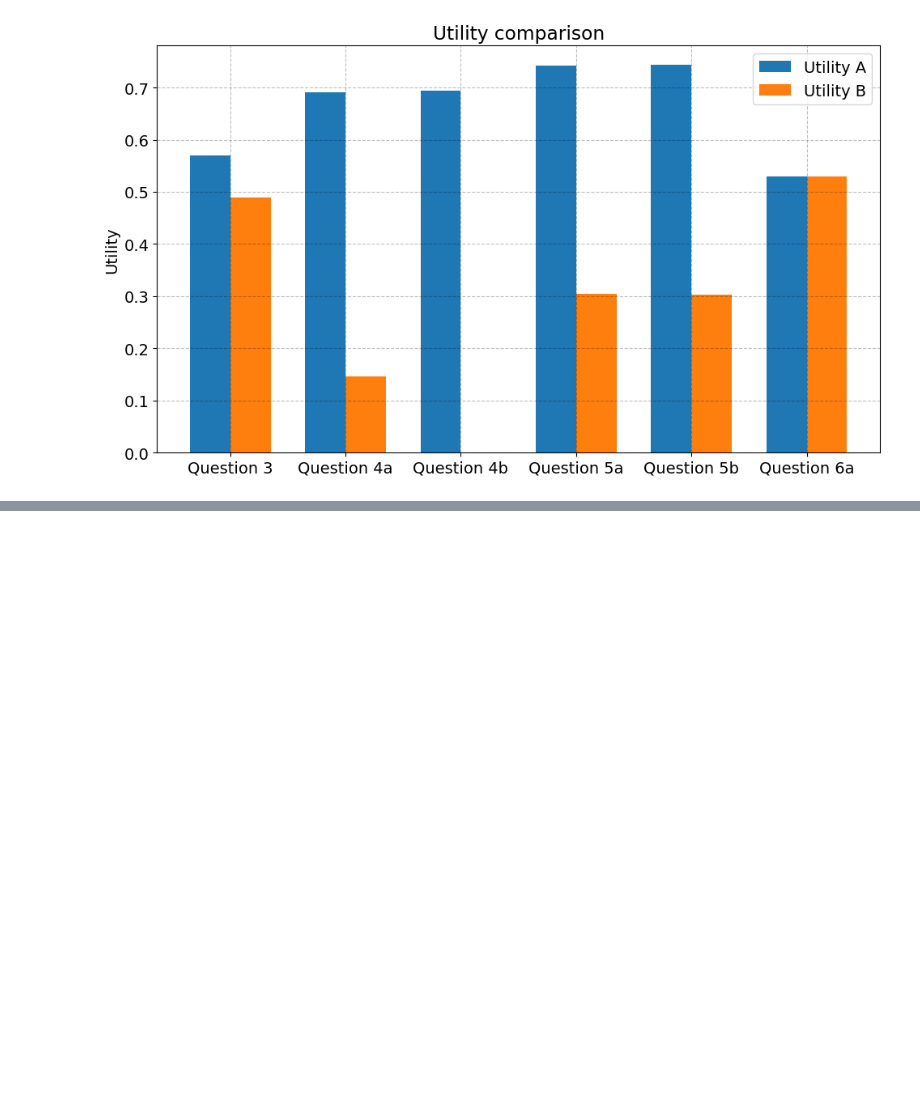
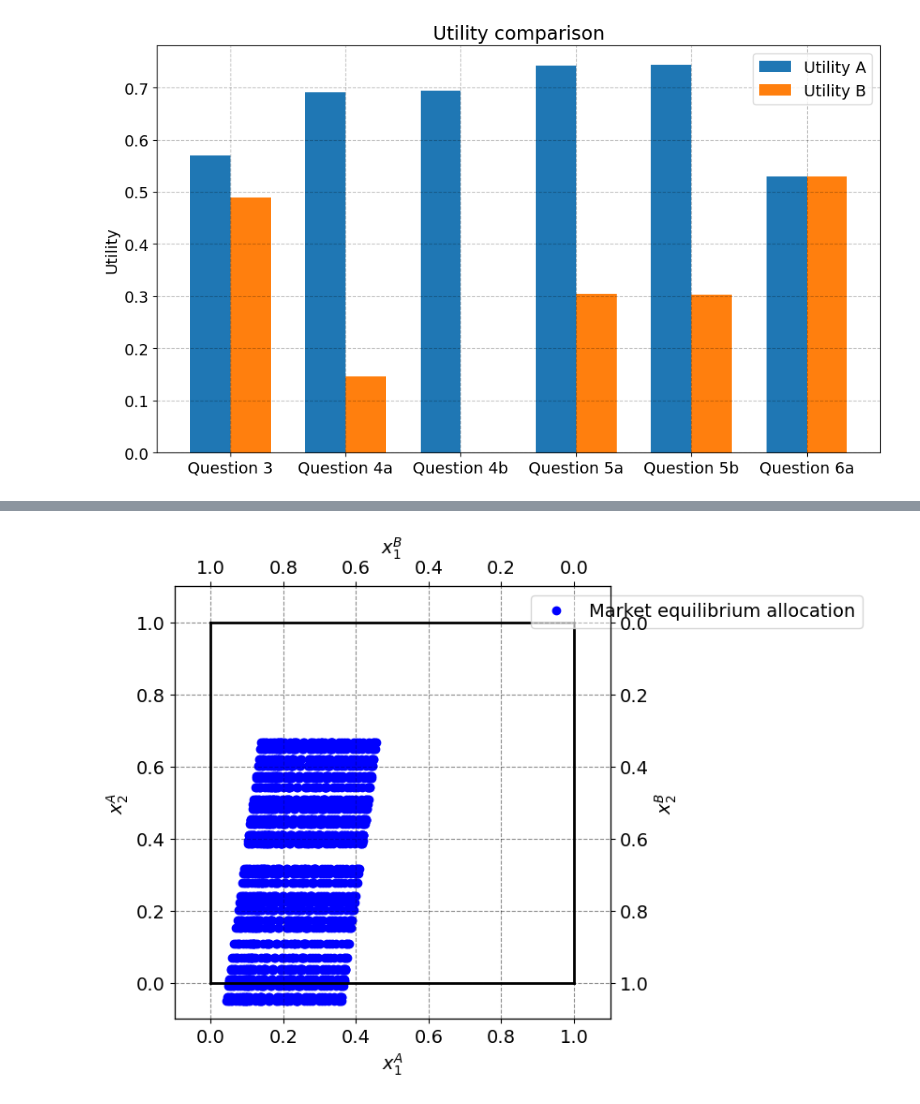
Before and after one commit to NumEconCopenhagen/projects-2024-anton-og-phillip, a Jupyter notebook: inauguralproject/inauguralproject.ipynb, the cells around one changed output, grey strips where cells are left out. Drawn from its saved outputs; the diff is of its cells as text; code cells hidden in the pictures; blank space fills up the shorter version.

```diff
--- a/inauguralproject/inauguralproject.ipynb
+++ b/inauguralproject/inauguralproject.ipynb
@@ -576,0 +599,97 @@ plt.show()
+# %%
+# Define utility functions
+def u_A(x_A1, x_A2, alpha):
+    return x_A1 **alpha * x_A2 ** (1-alpha)
+
+def u_B(x_B1, x_B2, beta):
+    return x_B1 ** beta * x_B2 ** (1-beta)
+
+# Define alpha and beta
+alpha = 1/3
+beta = 2/3
+
+# Define demand functions for both consumers
+def demand_A(p1):
+    x_A1 = alpha * (p1 * omega_A1 + omega_A2) / p1
+    return x_A1
+
+def demand_B(p1):
+    x_B1 = beta * (p1 * omega_B1 + omega_B2) / p1
+    return x_B1
+
+# Initialize the exchange economy model
+model = ExchangeEconomyClass()
+
+# Initialize lists to store equilibrium allocations
+equilibrium_allocations_A1 = []
+equilibrium_allocations_A2 = []
+
+# Iterate over pareto_improvements to find equilibrium allocations
+for omega_A1 in omega_A1_values:
+    for omega_A2 in omega_A2_values:
+        # Find allocation for agent A
+        x_A1_eq = demand_A(p1)
+        x_A2_eq = omega_A2 - x_A1_eq
+
+        # Find allocation for agent B
+        x_B1_eq = demand_B(p1)
+        x_B2_eq = omega_A2 - x_B1_eq
+
+        # Append equilibrium allocations
+        equilibrium_allocations_A1.append((x_A1_eq, x_A2_eq))
+        equilibrium_allocations_A2.append((x_B1_eq, x_B2_eq))
+
+
+import matplotlib.pyplot as plt
+plt.rcParams.update({"axes.grid":True,"grid.color":"black","grid.alpha":"0.25","grid.linestyle":"--"})
+plt.rcParams.update({'font.size': 14})
+
+
+from Exchange import ExchangeEconomyClass
+
+
+model = ExchangeEconomyClass()
+
+
+par = model.par
+
+# a. total endowment
+w1bar = 1.0
+w2bar = 1.0
+
+# b. figure set up
+fig = plt.figure(frameon=False,figsize=(6,6), dpi=100)
+ax_A = fig.add_subplot(1, 1, 1)
+
+ax_A.set_xlabel("$x_1^A$")
+ax_A.set_ylabel("$x_2^A$")
+
+temp = ax_A.twinx()
+temp.set_ylabel("$x_2^B$")
+ax_B = temp.twiny()
+ax_B.set_xlabel("$x_1^B$")
+ax_B.invert_xaxis()
+ax_B.invert_yaxis()
+
+# Extract x_A1 and x_A2 from pareto_improvements
+eq_allocation_x_A1 = [allocation[0] for allocation in equilibrium_allocations_A1]
+eq_allocation_x_A2 = [allocation[1] for allocation in equilibrium_allocations_A2]
+
+# Plot the set C
+ax_A.plot(eq_allocation_x_A1, eq_allocation_x_A2, 'bo', label='Market equilibrium allocation')
+
+
+# limits
+ax_A.plot([0,w1bar],[0,0],lw=2,color='black')
+ax_A.plot([0,w1bar],[w2bar,w2bar],lw=2,color='black')
+ax_A.plot([0,0],[0,w2bar],lw=2,color='black')
+ax_A.plot([w1bar,w1bar],[0,w2bar],lw=2,color='black')
+
+ax_A.set_xlim([-0.1, w1bar + 0.1])
+ax_A.set_ylim([-0.1, w2bar + 0.1])
+ax_B.set_xlim([w1bar + 0.1, -0.1])
+ax_B.set_ylim([w2bar + 0.1, -0.1])
+
+ax_A.legend(frameon=True,loc='upper right',bbox_to_anchor=(1.6,1.0));
+# %% [output]
+[figure, added]
```
Also changed, not shown: parts of 4 cells of this notebook.
